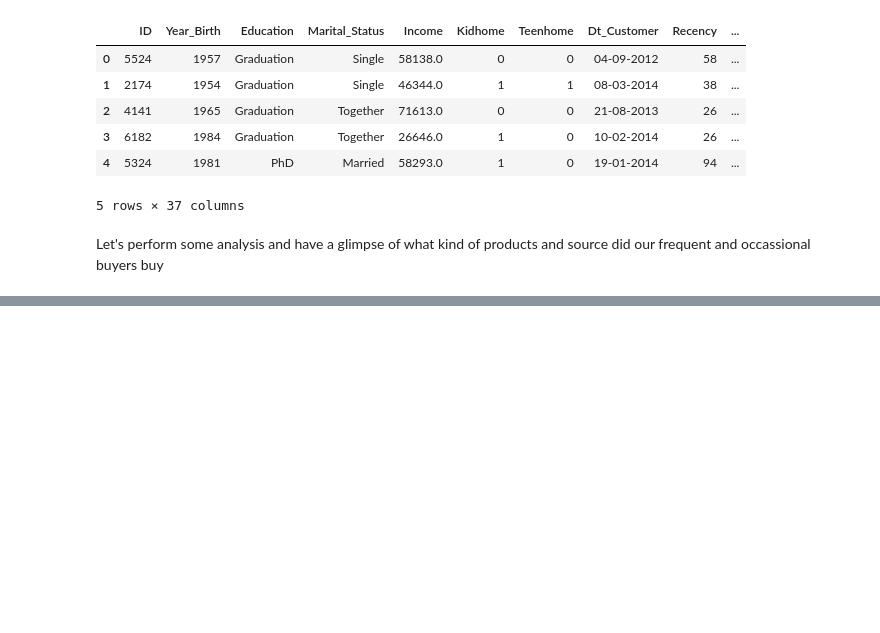
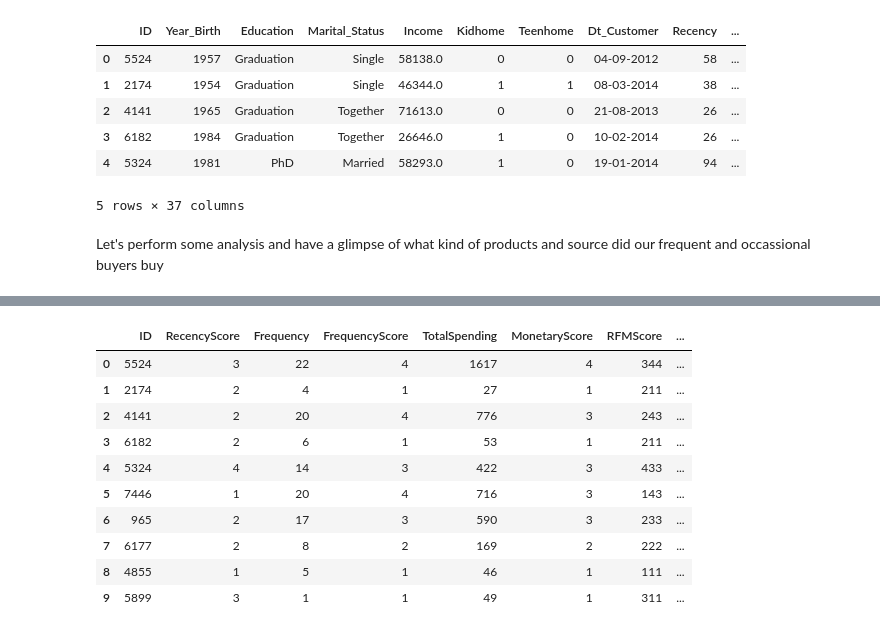
Before and after one commit to MuindeEsther/InternSavy-Projects, a Jupyter notebook: Task 2/segmentation.ipynb, the cells around one changed output, grey strips where cells are left out. Saved outputs shown, nothing was run; the diff lists cells and outputs as text; code cells hidden in the pictures; blank space fills up the shorter version.

```diff
--- a/Task 2/segmentation.ipynb
+++ b/Task 2/segmentation.ipynb
@@ -732,0 +745,16 @@ fig.show()
+# %%
+# Calculating RFM Values
+df_RFM = df[['ID']].copy()
+# Recency: Rank Customers based on days since last purchase
+df_RFM['RecencyScore'] = pd.qcut(df['Recency'], q=4, labels=False, duplicates='drop') + 1 # Qunatile-based discretization function
+
+# Frequency
+df_RFM['Frequency'] = df['NumWebPurchases'] + df['NumCatalogPurchases'] + df['NumStorePurchases']
+df_RFM['FrequencyScore'] = pd.qcut(df_RFM['Frequency'], q=4, labels=False, duplicates='drop') + 1
+
+# Monetary
+df_RFM['TotalSpending'] = df['MntWines'] + df['MntFruits'] + df['MntMeatProducts'] + df['MntFishProducts'] + df['MntSweetProducts'] + df['MntGoldProds']
+df_RFM['MonetaryScore'] = pd.qcut(df_RFM['TotalSpending'], q=4, labels=False, duplicates='drop') + 1
+
+# Combine scores to get RFM segments
+df_RFM['RFMScore'] = df_RFM['RecencyScore'].astype(str) + df_RFM['FrequencyScore'].astype(str) + df_RFM['MonetaryScore'].astype(str)
@@ -732,0 +801,19 @@ fig.show()
+# %%
+df_RFM['RFMScore'] = df_RFM['RFMScore'].astype(int)
+# %%
+segment_labels = ['Low-Value', 'Mid-Value', 'High-Value']
+df_RFM['Segment Value'] = pd.qcut(df_RFM['RFMScore'], q=3, labels=segment_labels)
+# %%
+df_RFM.head(10)
+# %% [output]
+|  | ID | RecencyScore | Frequency | FrequencyScore | TotalSpending | MonetaryScore | RFMScore | ... |
+| 0 | 5524 | 3 | 22 | 4 | 1617 | 4 | 344 | ... |
+| 1 | 2174 | 2 | 4 | 1 | 27 | 1 | 211 | ... |
+| 2 | 4141 | 2 | 20 | 4 | 776 | 3 | 243 | ... |
+| 3 | 6182 | 2 | 6 | 1 | 53 | 1 | 211 | ... |
+| 4 | 5324 | 4 | 14 | 3 | 422 | 3 | 433 | ... |
+| 5 | 7446 | 1 | 20 | 4 | 716 | 3 | 143 | ... |
+| 6 | 965 | 2 | 17 | 3 | 590 | 3 | 233 | ... |
+| 7 | 6177 | 2 | 8 | 2 | 169 | 2 | 222 | ... |
+| 8 | 4855 | 1 | 5 | 1 | 46 | 1 | 111 | ... |
+| 9 | 5899 | 3 | 1 | 1 | 49 | 1 | 311 | ... |
```
Also changed, not shown: parts of 17 cells of this notebook.
